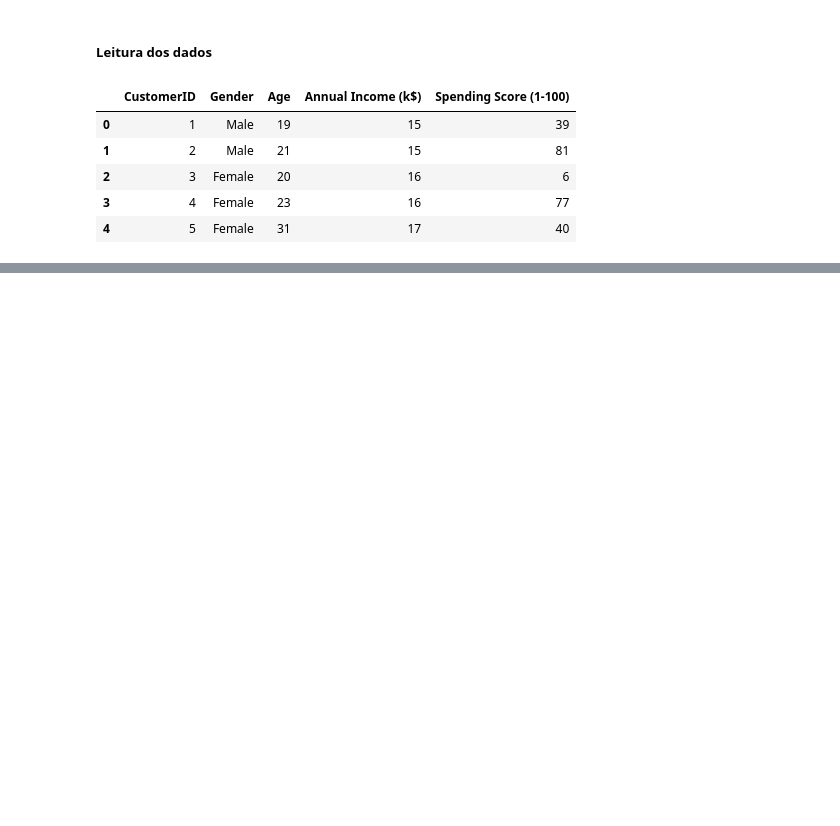
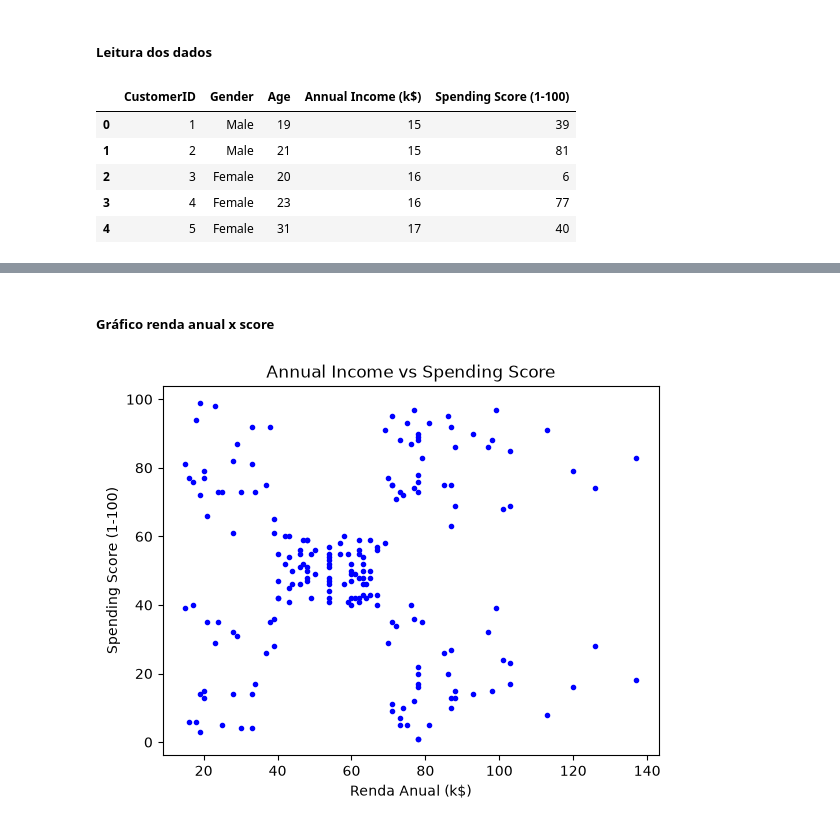
Before and after one commit to engcriscunha/Curso-Machine-Learning-DELL, a Jupyter notebook: k_means.ipynb, the cells around one changed output, grey strips where cells are left out. Drawn from its saved outputs; the diff is of its cells as text; code cells hidden in the pictures; blank space fills up the shorter version.

Commit message:
feat: analisar renda anual x score

```diff
--- a/k_means.ipynb
+++ b/k_means.ipynb
@@ -20,0 +50,10 @@ df.head()
+# %% [markdown]
+##### Gráfico renda anual x score
+# %%
+plt.scatter(df['Annual Income (k$)'], df['Spending Score (1-100)'], marker='.', color='blue')
+plt.xlabel('Renda Anual (k$)')
+plt.ylabel('Spending Score (1-100)')
+plt.title('Annual Income vs Spending Score')
+plt.show()
+# %% [output]
+[figure, added]
```
Also changed, not shown: parts of 9 cells of this notebook.
